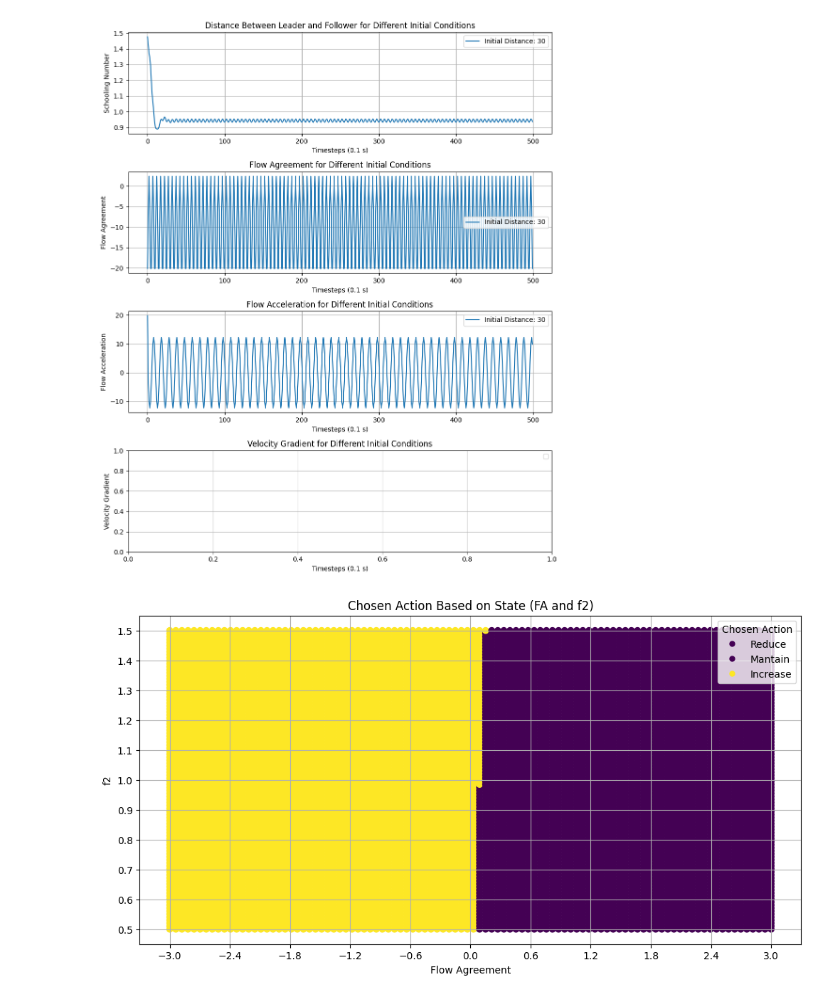
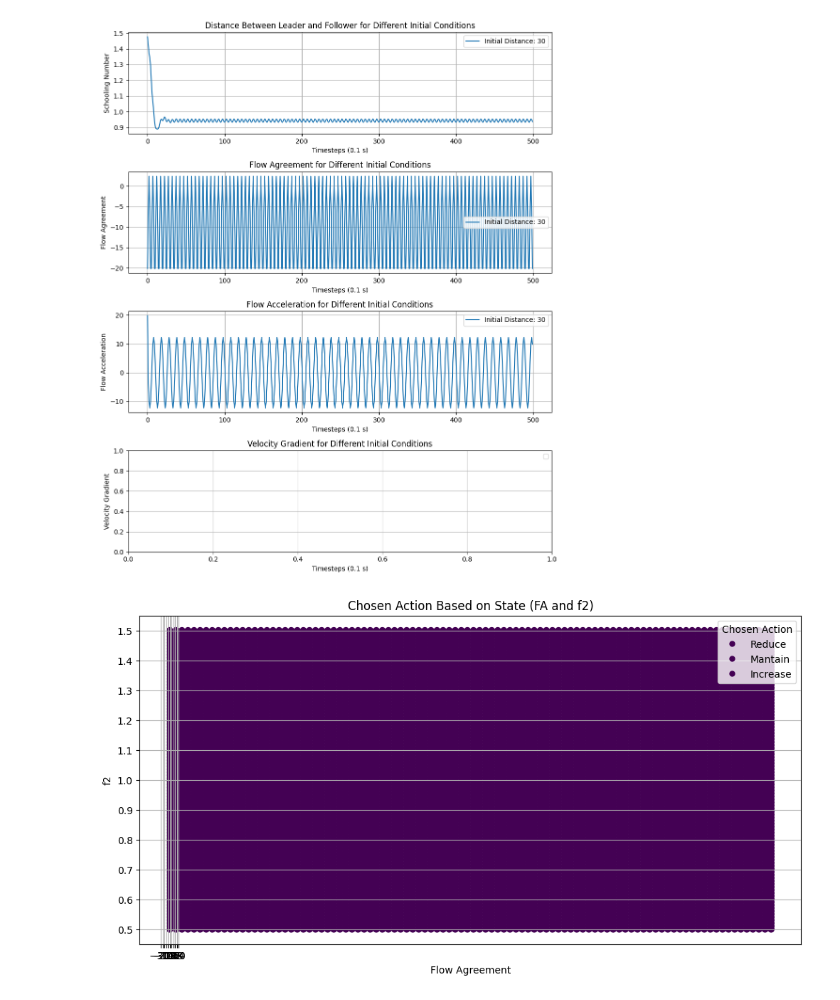
Before and after one commit to victorbuenog/Flapper, a Jupyter notebook: Flappertorch_v3.ipynb, the cells around one changed output. Cells and saved outputs as stored; diff of their text form; code cells hidden in the pictures.

```diff
--- a/Flappertorch_v3.ipynb
+++ b/Flappertorch_v3.ipynb
@@ -392,10 +392,10 @@ class PPO(object):
 
 
 class Trainer(object):
-    def __init__(self):
+    def __init__(self, trivial=False, observation='distance', reward='distance'):
         ############## Hyperparameters ##############
         self.env_name = "Flappers"
-        self.env = SwimmerEnv(trivial_policy=False, obs='distance', reward_option='distance')
+        self.env = SwimmerEnv(trivial_policy=trivial, obs=observation, reward_option=reward)
         self.state_dim = self.env.observation_space.shape[0]
         self.action_dim = 3
         self.render = False
@@ -417,6 +417,8 @@ class Trainer(object):
             torch.manual_seed(self.random_seed)
             self.env.seed(self.random_seed)
 
+        self.observation = observation
+        self.reward = reward
         self.memory = Memory()
         self.ppo = PPO(self.state_dim, self.action_dim, self.n_latent_var, self.lr, self.betas, self.gamma, self.K_epochs, self.eps_clip)
 
@@ -483,17 +485,17 @@ class Trainer(object):
 
         return history
 
-    def plot_policy(self, fa_range, f2_range):
+    def plot_policy(self, obs_range, f2_range):
         action_choices = []
 
-        for fa in fa_range:
+        for obs in obs_range:
             for f2 in f2_range:
-                state = numpy.array([fa, f2], dtype=numpy.float32)
+                state = numpy.array([obs, f2], dtype=numpy.float32)
                 state_tensor = torch.from_numpy(state).float().to(device)
                 with torch.no_grad():
                     action_probs = self.ppo.policy.action_layer(state_tensor).cpu().numpy()
                 action = numpy.argmax(action_probs)
-                action_choices.append((fa, f2, action))
+                action_choices.append((obs, f2, action))
 
         action_choices = numpy.array(action_choices)
 
@@ -667,7 +669,7 @@ trainer = Trainer()
 
 # train from scratch
 icfn = lambda: InitialCondition().random(['distance', 'v2'])
-hist = trainer.train(initial_condition_fn=icfn, episodes=1000)
+hist = trainer.train(initial_condition_fn=icfn, episodes=500)
 
 
 # load from pth
@@ -699,10 +701,12 @@ WARNING:matplotlib.legend:No artists with labels found to put in legend.  Note t
 # %%
 # plot the policy
 fa_range = numpy.linspace(-3, 3, 100)
+d_range = numpy.linspace(0., 200, 100)
 f2_range = numpy.linspace(0.5, 1.5, 100)
-trainer.plot_policy(fa_range, f2_range)
+
+trainer.plot_policy(d_range, f2_range)
 # %% [output]
-[figure, old version]
+[figure, new version]
 # %%
 trainer.create_video()
 # %% [output]
```
Also changed, not shown: parts of 2 cells of this notebook.
